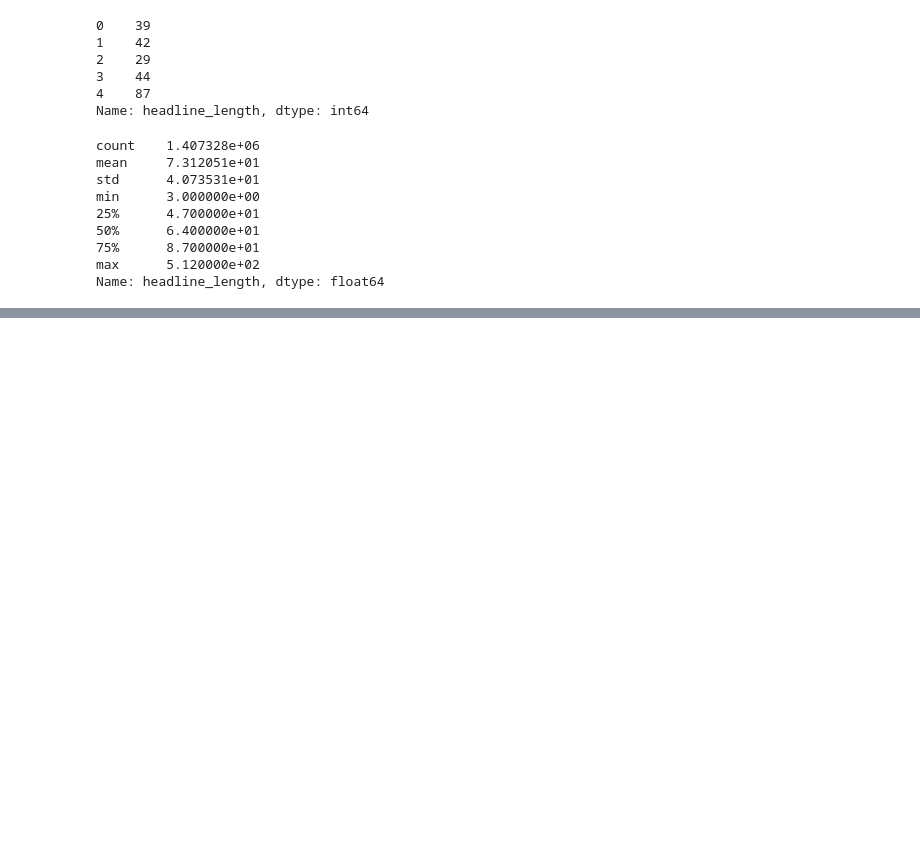
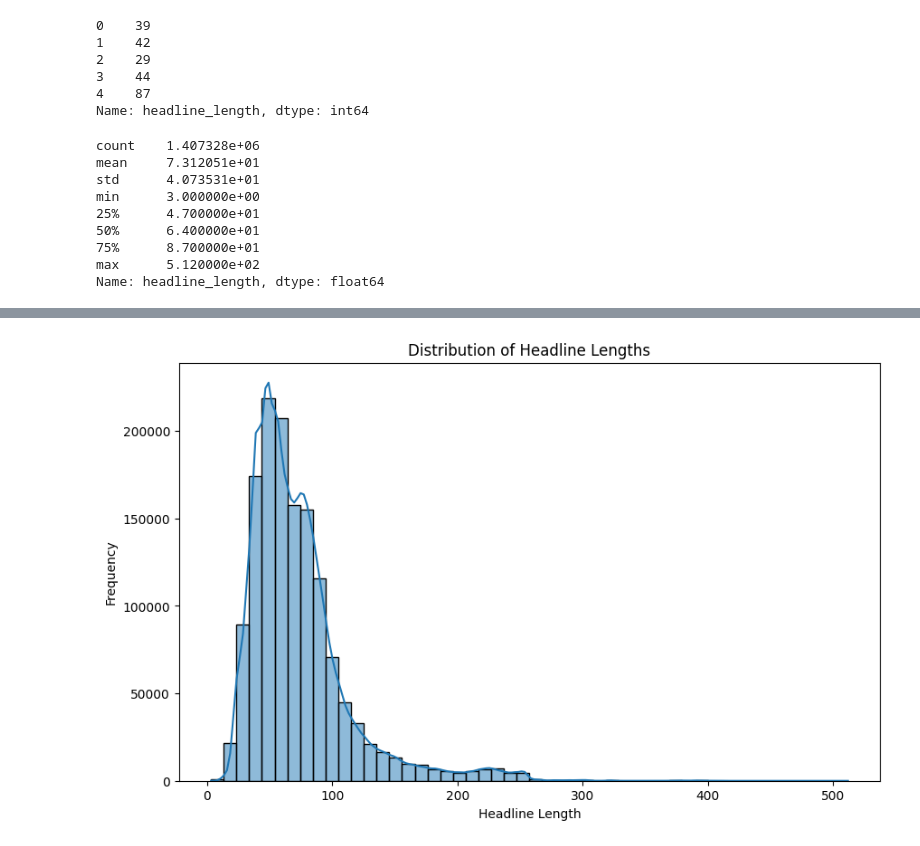
Before and after one commit to Tsegaye16/10-Accademy-week-1, a Jupyter notebook: notebooks/model.ipynb, the cells around one changed output, grey strips where cells are left out. Saved outputs shown, nothing was run; the diff lists cells and outputs as text; code cells hidden in the pictures; blank space fills up the shorter version.

```diff
--- a/notebooks/model.ipynb
+++ b/notebooks/model.ipynb
@@ -110,0 +160,4 @@ Name: headline_length, dtype: float64
+# %%
+eda.HeadlineLength(formattedData)
+# %% [output]
+[figure, added]
```
Also changed, not shown: parts of 10 cells of this notebook, 1 other file.
